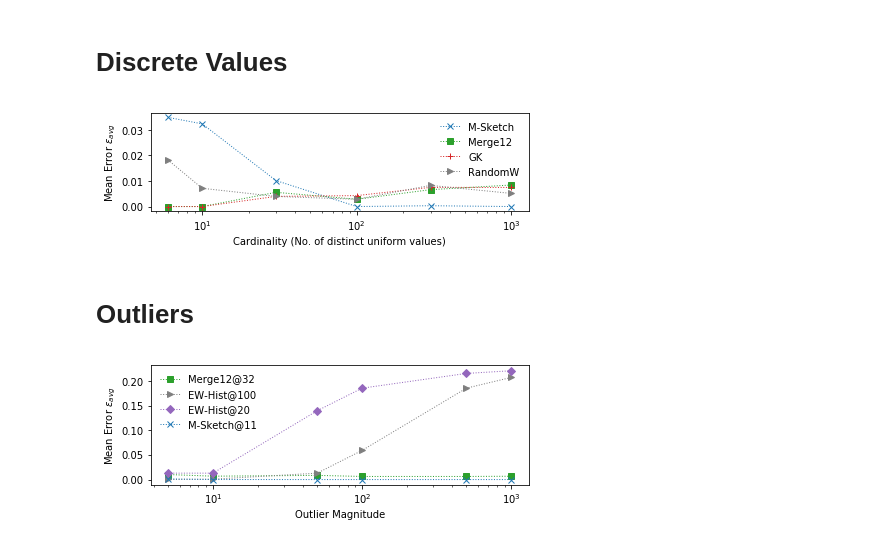
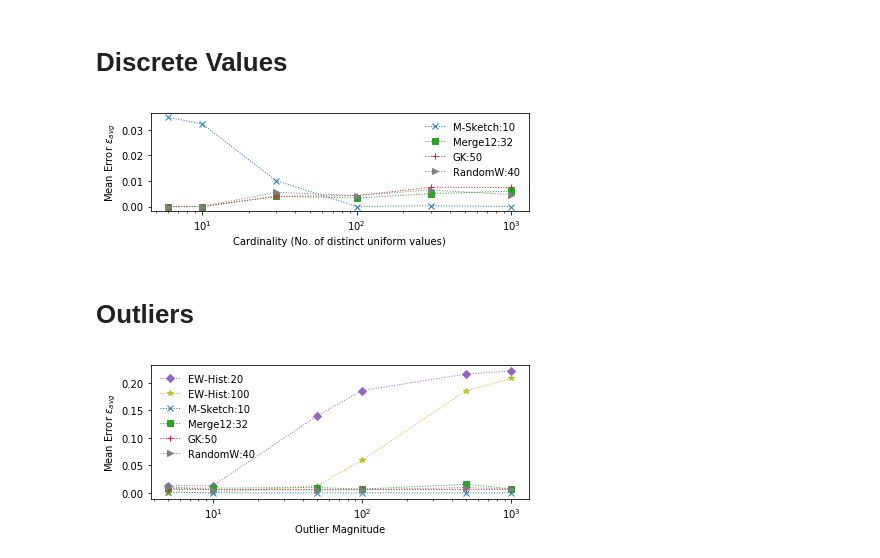
Before and after one commit to stanford-futuredata/msketch, a Jupyter notebook: analysis/DiscreteOutlier Micro Tests [Paper].ipynb, the cells around one changed output. Saved outputs shown, nothing was run; the diff lists cells and outputs as text; code cells hidden in the pictures.

```diff
--- a/analysis/DiscreteOutlier Micro Tests [Paper].ipynb
+++ b/analysis/DiscreteOutlier Micro Tests [Paper].ipynb
@@ -21,7 +21,7 @@ markers = {
     "yahoo": "s",
     "spark_gk": "+",
     ("histogram", 20.0): "D",
-    ("histogram", 100.0): "5",
+    ("histogram", 100.0): "*",
     "sampling": "o",
     "approx_histogram": "<",
     "random": ">"
@@ -121,7 +114,10 @@ lines = []
 labels = []
 for alg,size in sketches:
     c_df = dfg.loc[alg,size]
-    cur_label = "{}".format(alg_display_name[alg])
+    cur_size = size
+    if alg=="cmoments":
+        cur_size -= 1
+    cur_label = "{}:{}".format(alg_display_name[alg],int(cur_size))
     cur_color = colormap[alg]
     cur_marker = markers[alg]
     l, = ax.semilogx(
@@ -149,7 +145,7 @@ ax.set_ylabel("Mean Error $\epsilon_{avg}$")
 # ax.set_title("Sensitivity to outliers on Gaussian data")
 f.savefig("robust_discrete.pdf", bbox_inches='tight')
 # %% [output]
-[figure, old version]
+[figure, new version]
 # %% [markdown]
 # Outliers
 # %%
@@ -188,51 +184,57 @@ for di in range(len(distances)):
 df = process2(df, s_val_map)
 # %%
 sketches = [
-    ("cmoments", 11.0),
     ("histogram", 20.0),
     ("histogram", 100.0),
-    ("yahoo", 32.0)
+    ("cmoments", 11.0),
+    ("yahoo", 32.0),
+    ("spark_gk", 50.0),
+    ("random", 40.0)
 ]
 # %%
 dfg = df.groupby(["sketch", "size_param", "distance"]).mean()
 # %%
-f = plt.figure(figsize=(6,2.3))
+f = plt.figure(figsize=(6,2.5))
 ax = f.gca()
 
 lines = []
 labels = []
 for alg,size in sketches:
     c_df = dfg.loc[alg,size]
-    cur_label = "{}@{}".format(alg_display_name[alg], int(size))
+    cur_size = int(size)
+    if alg=="cmoments":
+        cur_size -= 1
+
+    cur_label = "{}:{}".format(alg_display_name[alg], cur_size)
     if alg == "histogram":
         cur_color = colormap[(alg, size)]
         cur_marker = markers[(alg, size)]
     else:
         cur_color = colormap[alg]
         cur_marker = markers[alg]
     l, = ax.semilogx(
         c_df.index,
         c_df["error"],
         label=cur_label,
         marker=cur_marker,
         color=cur_color,
         markersize=6,
         ls="dotted",
         lw=1
     )
     lines.append(l)
     labels.append(cur_label)
 
 ax.legend(frameon=False)
 # lgd = f.legend(
 #     lines, labels,
 #     bbox_to_anchor=(0.05, 1.15, 1., .102), ncol=4, loc=2
 # )
 f.tight_layout()
 # ax.set_xlim(5, 1000)
 ax.set_xlabel("Outlier Magnitude")
 ax.set_ylabel("Mean Error $\epsilon_{avg}$")
 # ax.set_title("Sensitivity to outliers on Gaussian data")
 f.savefig("robust_outlier.pdf", bbox_inches='tight')
 # %% [output]
-[figure, old version]
+[figure, new version]
```
Also changed, not shown: parts of 4 cells of this notebook, 7 other files.
